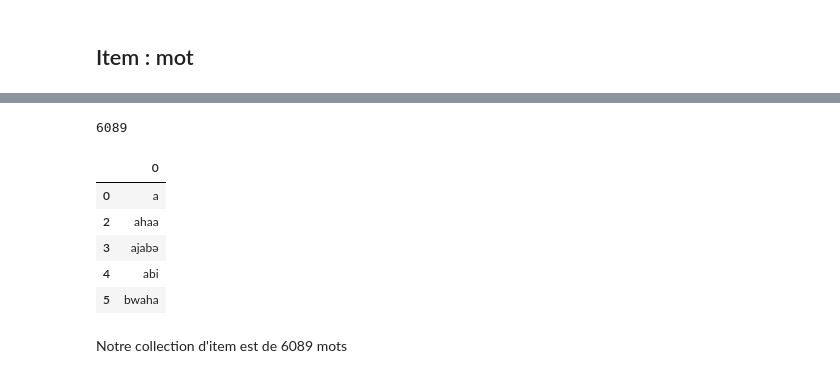
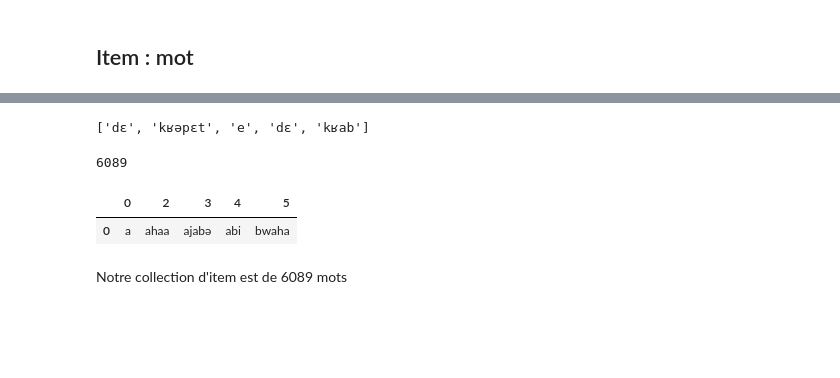
Before and after one commit to Marine27/TER, a Jupyter notebook: PatternMining/pattern_mining_antoine.ipynb, the cells around one changed output, grey strips where cells are left out. Drawn from its saved outputs; the diff is of its cells as text; code cells hidden in the pictures; blank space fills up the shorter version.

```diff
--- a/PatternMining/pattern_mining_antoine.ipynb
+++ b/PatternMining/pattern_mining_antoine.ipynb
@@ -138,18 +144,18 @@ transactions = pho_antoine['contenu'].str.split(' ').tolist()
+# %%
+transactions[-1]
+# %% [output]
+['dɛ', 'kʁəpɛt', 'e', 'dɛ', 'kʁab']
 # %%
 item_col = pd.DataFrame(transactions)
 item_col = pd.unique(item_col.values.ravel())
 item_col = pd.DataFrame(item_col)
 item_col = item_col.dropna()
 print(len(item_col))
-item_col.head()
+item_col.head().T
 # %% [output]
 6089
-|  | 0 |
-| 0 | a |
-| 2 | ahaa |
-| 3 | ajabə |
-| 4 | abi |
-| 5 | bwaha |
+|  | 0 | 2 | 3 | 4 | 5 |
+| 0 | a | ahaa | ajabə | abi | bwaha |
 # %% [markdown]
 Notre collection d'item est de 6089 mots
 # %% [markdown]
```
Also changed, not shown: parts of 42 cells of this notebook.
